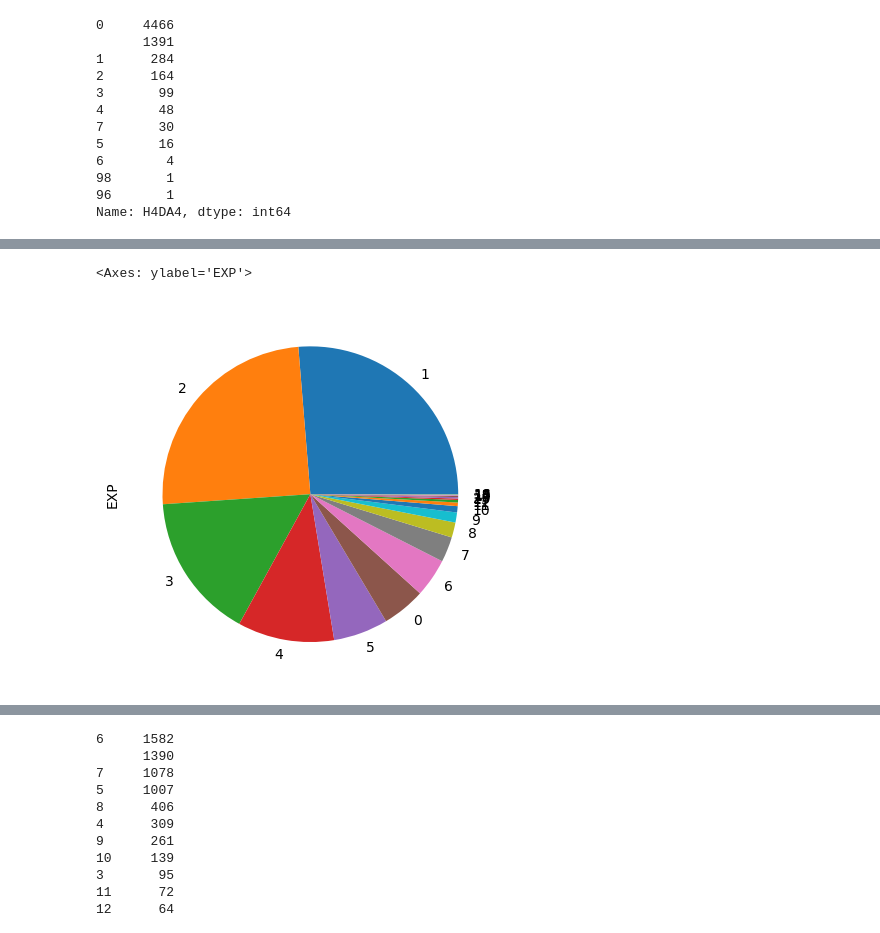
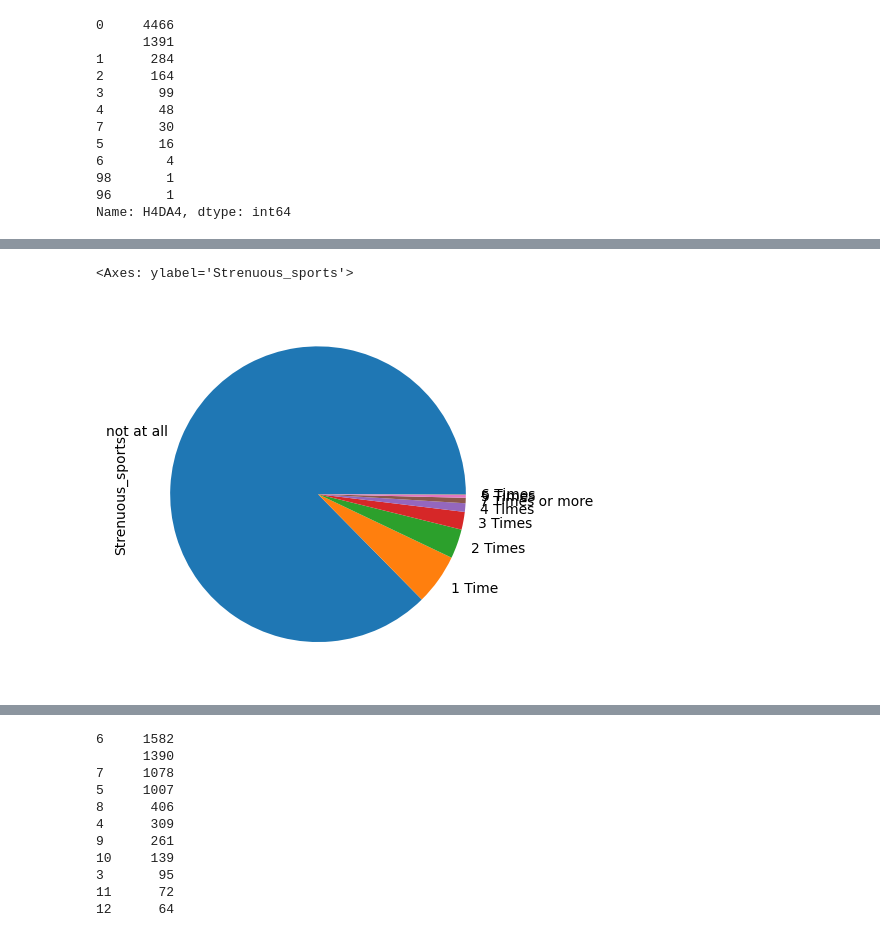
Before and after one commit to Tdogthe1/Skyline-Math-200, a Jupyter notebook: Python_Notebook_Setup.ipynb, the cells around one changed output, grey strips where cells are left out. Drawn from its saved outputs; the diff is of its cells as text; code cells hidden in the pictures.

```diff
--- a/Python_Notebook_Setup.ipynb
+++ b/Python_Notebook_Setup.ipynb
@@ -39,10 +39,10 @@ df['H4DA4'].value_counts()
 96       1
 Name: H4DA4, dtype: int64
 # %%
-df['EXP'] = df['H4WS1']
+df['Strenuous_sports'] = df['H4DA4']
 # %%
-df['EXP'] = df['EXP'].loc[ df['EXP'] !='98']
-df['EXP'] = df['EXP'].loc[ df['EXP'] !='96']
-df['EXP'] = df['EXP'].loc[ df['EXP'] !=' ']
-df['EXP'].value_counts()
+df['Strenuous_sports'] = df['Strenuous_sports'].loc[ df['Strenuous_sports'] !='98']
+df['Strenuous_sports'] = df['Strenuous_sports'].loc[ df['Strenuous_sports'] !='96']
+df['Strenuous_sports'] = df['Strenuous_sports'].loc[ df['Strenuous_sports'] !=' ']
+df['Strenuous_sports'].value_counts()
 # %% [output]
@@ -65,0 +58,3 @@ Name: EXP, dtype: int64
+# %%
+df['Strenuous_sports'].replace( ['0','1','2','3','4','5','6','7'], ['not at all','1 Time','2 Times','3 Times','4 Times','5 Times','6 Times','7 Times or more'], inplace=True)
+df['Strenuous_sports'].value_counts()
@@ -66,8 +71,8 @@ Name: EXP, dtype: int64
 # %%
 #Basic Pie Chart
-df['EXP'].value_counts().plot(kind ='pie')
+df['Strenuous_sports'].value_counts().plot(kind ='pie')
 # %% [output]
-<Axes: ylabel='EXP'>
+<Axes: ylabel='Strenuous_sports'>
-[figure, old version]
+[figure, new version]
 # %%
 #Basic Bar Chart
```
Also changed, not shown: parts of 23 cells of this notebook.
